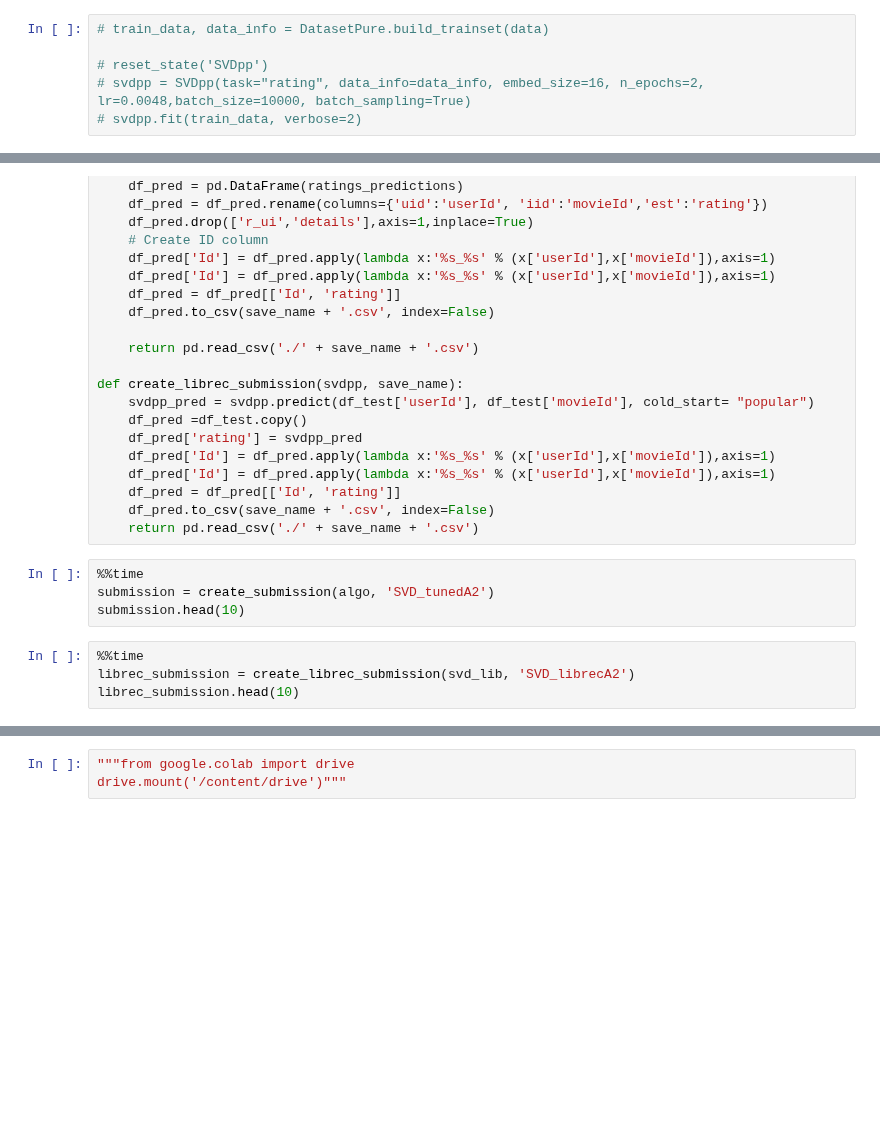
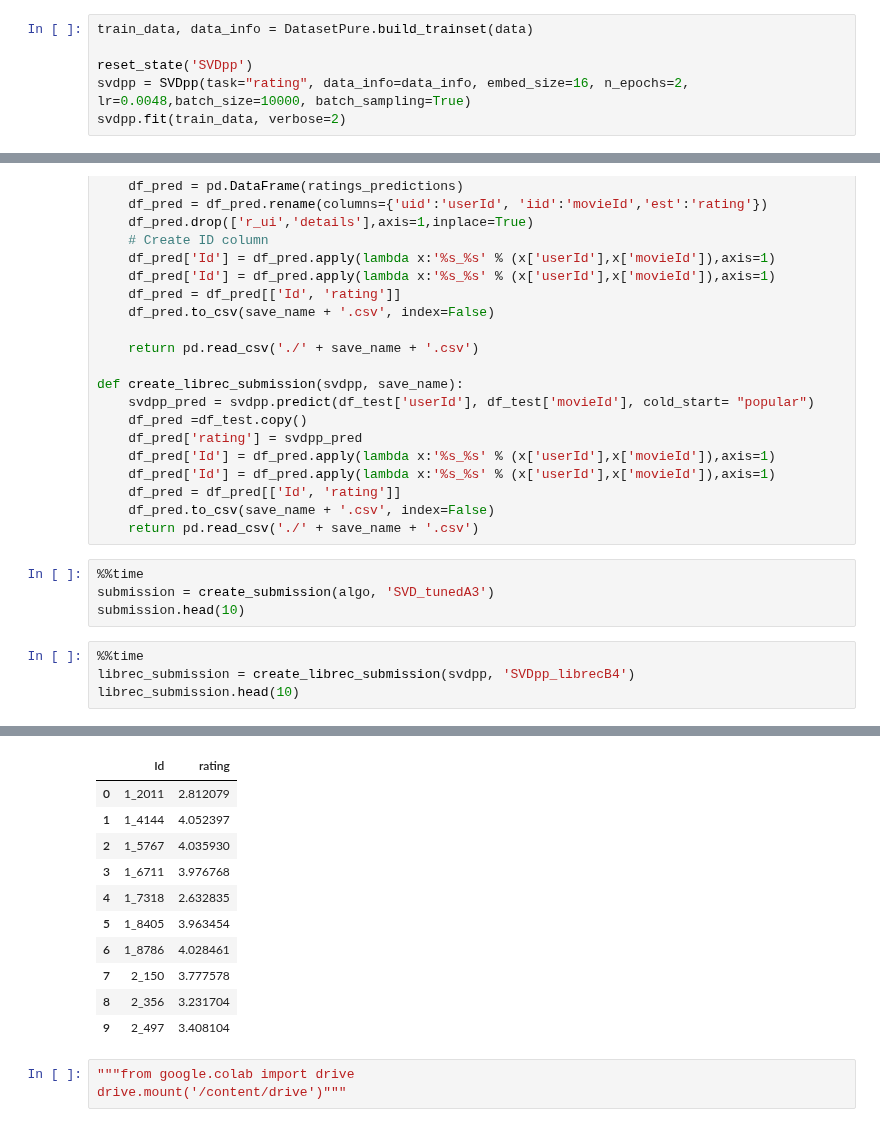
Before and after one commit to daniel-bru/ZM5-Recommender_System-2022, a Jupyter notebook: zm5-recommender-system-main.ipynb, the cells around one changed output, grey strips where cells are left out. Cells and saved outputs as stored; diff of their text form; blank space fills up the shorter version.

```diff
--- a/zm5-recommender-system-main.ipynb
+++ b/zm5-recommender-system-main.ipynb
@@ -803,8 +1101,8 @@ sleep(10)
 # %% [markdown]
 Train SVDpp on full dataset
 # %%
-# train_data, data_info = DatasetPure.build_trainset(data)
+train_data, data_info = DatasetPure.build_trainset(data)
 
-# reset_state('SVDpp')
-# svdpp = SVDpp(task="rating", data_info=data_info, embed_size=16, n_epochs=2, lr=0.0048,batch_size=10000, batch_sampling=True)
-# svdpp.fit(train_data, verbose=2)
+reset_state('SVDpp')
+svdpp = SVDpp(task="rating", data_info=data_info, embed_size=16, n_epochs=2, lr=0.0048,batch_size=10000, batch_sampling=True)
+svdpp.fit(train_data, verbose=2)
@@ -1175,9 +1531,10 @@ def create_librec_submission(svdpp, save_name):
     return pd.read_csv('./' + save_name + '.csv')
 # %%
 %%time
-submission = create_submission(algo, 'SVD_tunedA2')
+submission = create_submission(algo, 'SVD_tunedA3')
 submission.head(10)
 # %%
 %%time
-librec_submission = create_librec_submission(svd_lib, 'SVD_librecA2')
+librec_submission = create_librec_submission(svdpp, 'SVDpp_librecB4')
 librec_submission.head(10)
+# %% [output]
@@ -1184,3 +1544,14 @@ librec_submission.head(10)
+|  | Id | rating |
+| 0 | 1_2011 | 2.812079 |
+| 1 | 1_4144 | 4.052397 |
+| 2 | 1_5767 | 4.035930 |
+| 3 | 1_6711 | 3.976768 |
+| 4 | 1_7318 | 2.632835 |
+| 5 | 1_8405 | 3.963454 |
+| 6 | 1_8786 | 4.028461 |
+| 7 | 2_150 | 3.777578 |
+| 8 | 2_356 | 3.231704 |
+| 9 | 2_497 | 3.408104 |
 # %%
 """from google.colab import drive
 drive.mount('/content/drive')"""
```
Also changed, not shown: parts of 75 cells of this notebook.
